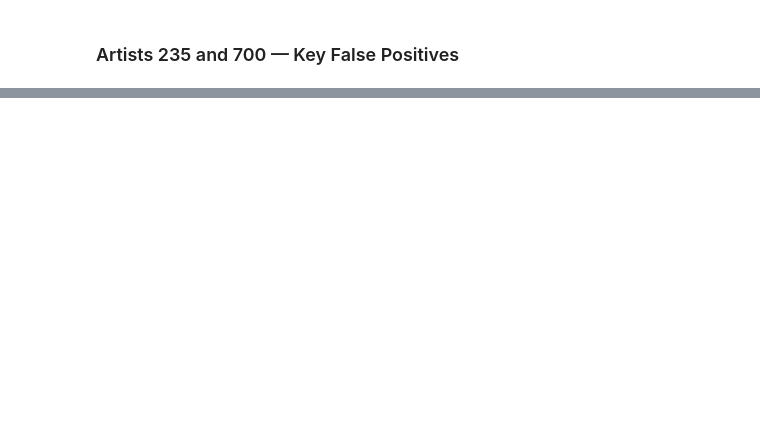
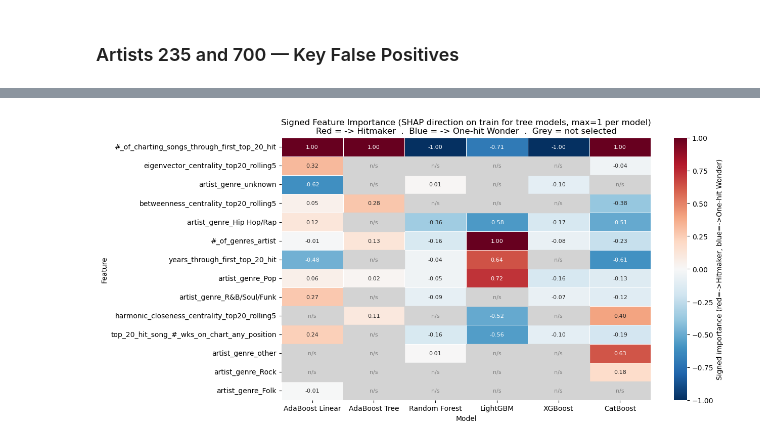
Before and after one commit to Erdos-Projects/spring-2026-hitmakers, a Jupyter notebook: ml_sandbox_22_explainability.ipynb, the cells around one changed output, grey strips where cells are left out. Cells and saved outputs as stored; diff of their text form; code cells hidden in the pictures; blank space fills up the shorter version.

```diff
--- a/ml_sandbox_22_explainability.ipynb
+++ b/ml_sandbox_22_explainability.ipynb
@@ -592,0 +680,51 @@ plt.show()
+# %%
+# Signed cross-model feature importance heatmap.
+# Mean SHAP value (with sign) on training set for tree models — matches nb21.
+# Perm importance x sign(corr with target) for AdaBoost models.
+# Normalization: max absolute value = 1 per model.
+
+importance_signed = {}
+for name in MODEL_NAMES:
+    if name in TREE_MODELS:
+        importance_signed[name] = shap_train_signed[name]
+    else:
+        Xte = X_test_final[name]
+        pi  = perm_imp(models[name], Xte, y_test, n_repeats=10,
+                       random_state=RANDOM_STATE, scoring='roc_auc')
+        perm_ser = pd.Series(pi.importances_mean, index=FEATURES[name])
+        signed = {}
+        for feat in FEATURES[name]:
+            corr = np.corrcoef(Xte[feat].values, y_test.values)[0, 1]
+            signed[feat] = perm_ser[feat] * np.sign(corr)
+        importance_signed[name] = pd.Series(signed)
+
+df_signed = pd.DataFrame(index=all_feats_h, columns=MODEL_NAMES, dtype=float)
+for name in MODEL_NAMES:
+    for feat in all_feats_h:
+        if feat in importance_signed[name].index:
+            df_signed.loc[feat, name] = importance_signed[name][feat]
+
+abs_max        = df_signed.abs().max(axis=0)
+df_signed_norm = df_signed.div(abs_max, axis=1)
+df_signed_norm = df_signed_norm.reindex(df_norm.index)
+
+fig, ax = plt.subplots(figsize=(13, max(6, len(all_feats_h) * 0.45)))
+mask_s = df_signed_norm.isna()
+sns.heatmap(df_signed_norm.astype(float), annot=True, fmt='.2f', cmap='RdBu_r',
+            linewidths=0.5, ax=ax, mask=mask_s,
+            cbar_kws={'label': 'Signed importance (red=->Hitmaker, blue=->One-hit Wonder)'},
+            vmin=-1, vmax=1, annot_kws={'size': 8})
+for (i, j) in zip(*np.where(df_signed_norm.isna().values)):
+    ax.add_patch(plt.Rectangle((j, i), 1, 1, fill=True, color='lightgrey', zorder=3))
+    ax.text(j + 0.5, i + 0.5, 'n/s', ha='center', va='center', fontsize=8, color='gray')
+ax.set_title(
+    'Signed Feature Importance (SHAP direction on train for tree models, max=1 per model)\n'
+    'Red = -> Hitmaker  .  Blue = -> One-hit Wonder  .  Grey = not selected',
+    fontsize=12,
+)
+ax.set_xlabel('Model')
+ax.set_ylabel('Feature')
+plt.tight_layout()
+plt.show()
+# %% [output]
+[figure, added]
```
Also changed, not shown: parts of 13 cells of this notebook, 8 other files.
